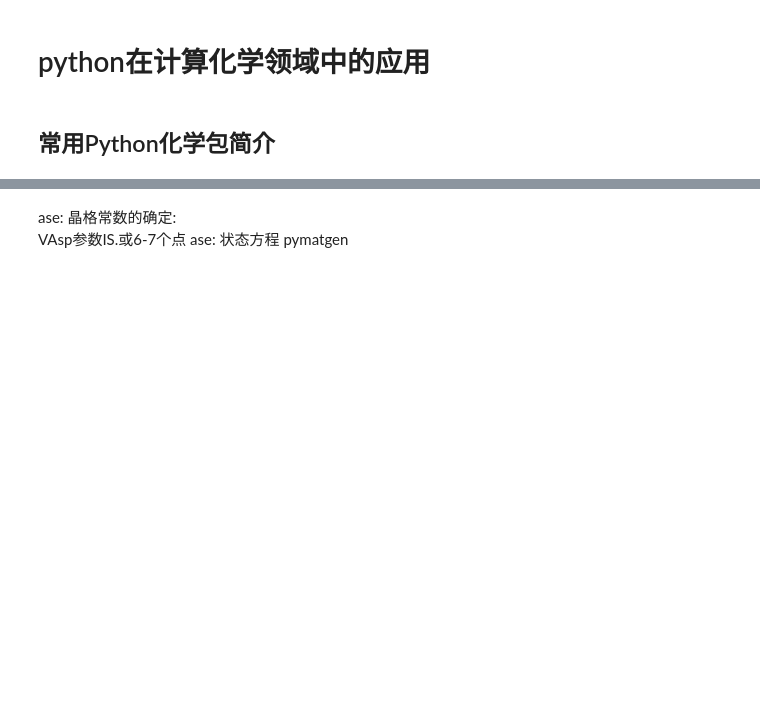
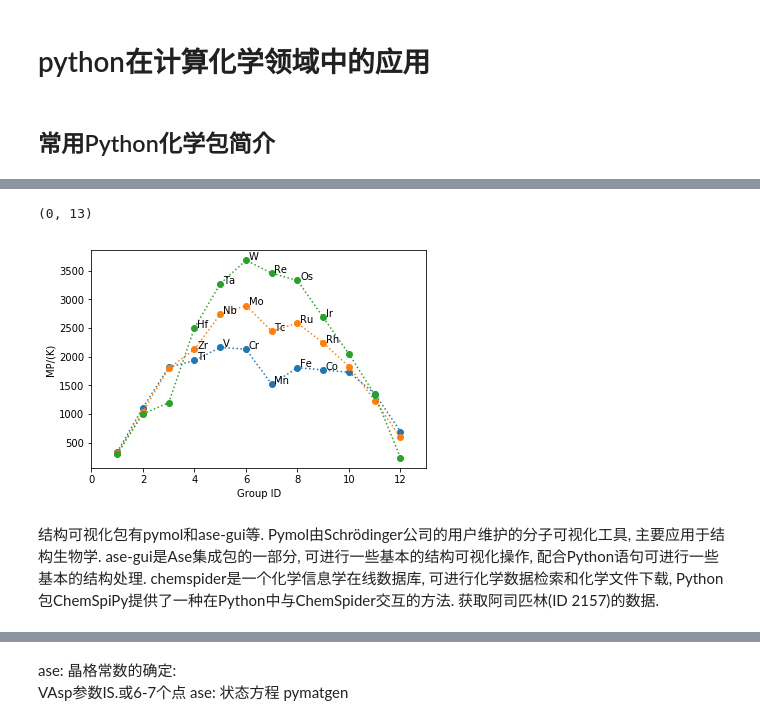
Before and after one commit to tingfengliu/ldr, a Jupyter notebook: Doing/lunwen.ipynb, the cells around one changed output, grey strips where cells are left out. Cells and saved outputs as stored; diff of their text form; code cells hidden in the pictures; blank space fills up the shorter version.

```diff
--- a/Doing/lunwen.ipynb
+++ b/Doing/lunwen.ipynb
@@ -159,0 +155,20 @@ import ase
+# %%
+# 第四, 第五, 第六周期金属的熔点分布
+raw4 = np.arange(19,31)
+raw5 = np.arange(37,49)
+raw6 = [55,56,57,72,73,74,75,76,77,78,79,80]
+for raw in [raw4, raw5, raw6]:
+    melting_point = [element(int(i)).melting_point for i in raw]
+    groups = [element(int(i)).group_id for i in raw]
+    plt.plot(groups,melting_point,':o')
+    symbols = [element(int(i)).symbol for i in raw]
+    for idx in np.arange(3,9):
+        plt.text(groups[idx]+0.1,melting_point[idx]+10,symbols[idx], fontsize=10)
+plt.xlabel('Group ID')
+plt.ylabel('MP/(K)')
+plt.xlim(0,13)
+# %% [output]
+(0, 13)
+[figure, added]
+# %% [markdown]
+结构可视化包有pymol和ase-gui等. Pymol由Schrödinger公司的用户维护的分子可视化工具, 主要应用于结构生物学. ase-gui是Ase集成包的一部分, 可进行一些基本的结构可视化操作, 配合Python语句可进行一些基本的结构处理. chemspider是一个化学信息学在线数据库, 可进行化学数据检索和化学文件下载, Python包ChemSpiPy提供了一种在Python中与ChemSpider交互的方法. 获取阿司匹林(ID 2157)的数据.
```
Also changed, not shown: parts of 27 cells of this notebook, 2 other files.
